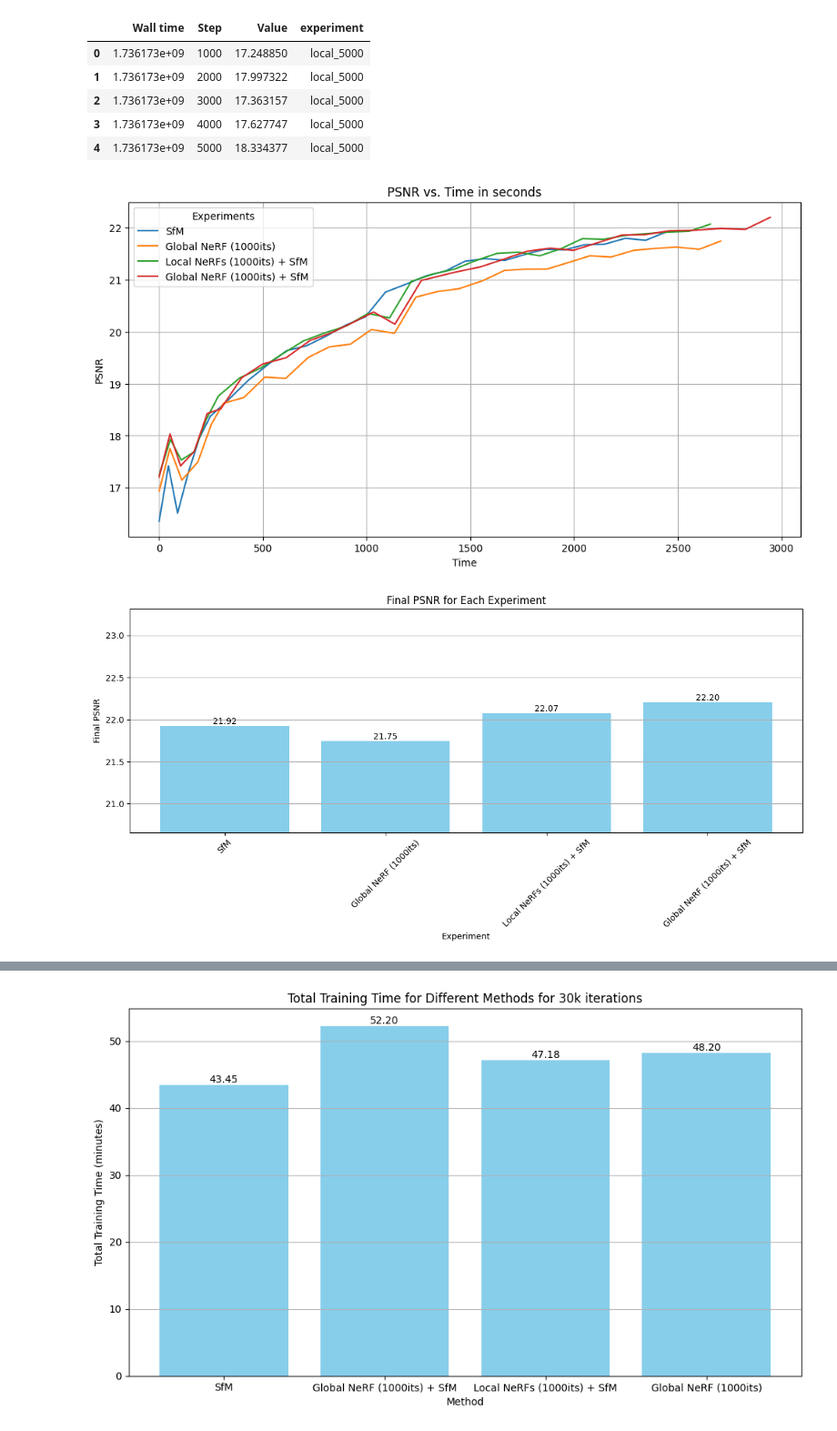
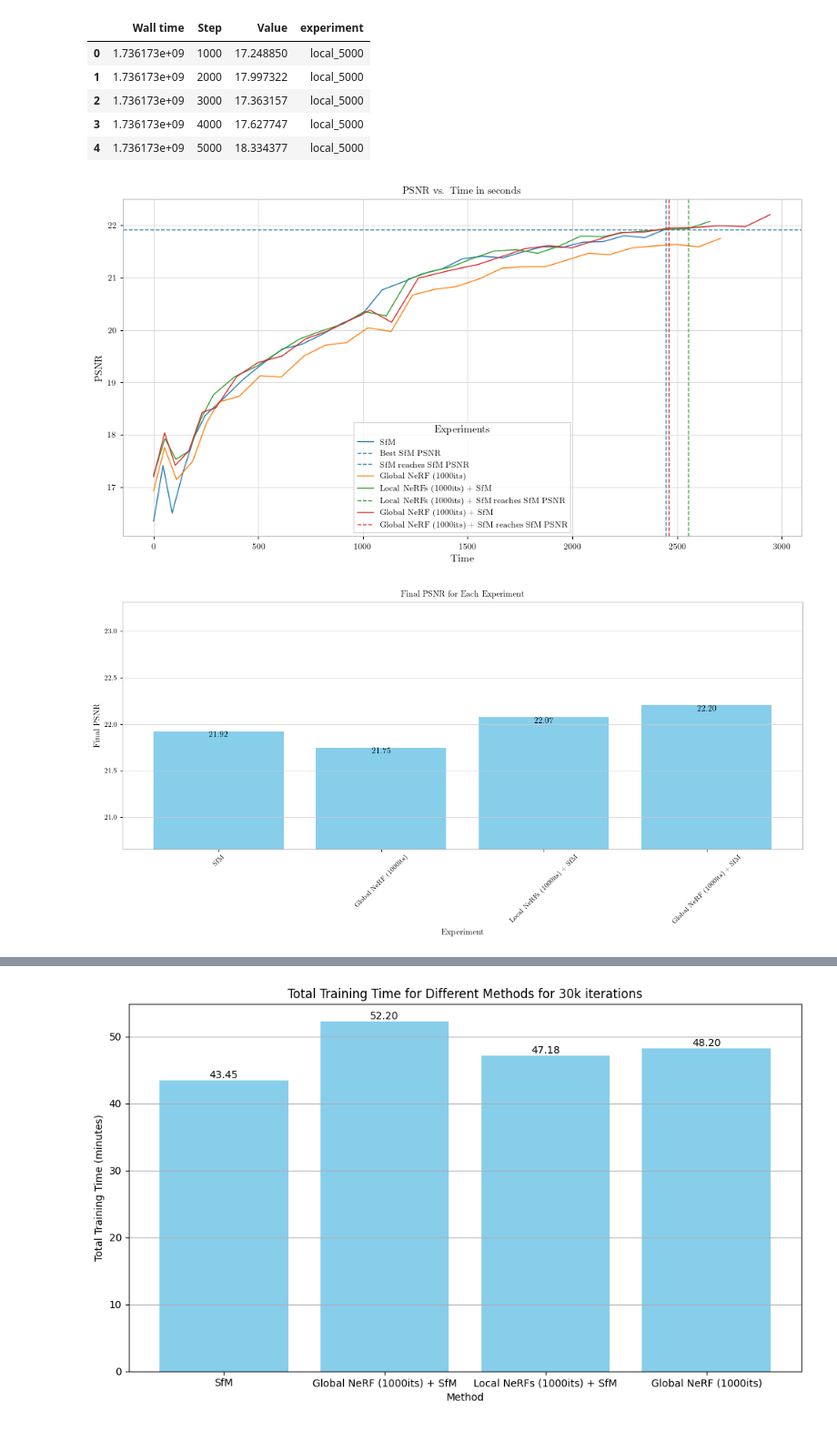
Before and after one commit to RadoslavMYankov/ADL4CV, a Jupyter notebook: utils/tensorboard_parsing.ipynb, the cells around one changed output, grey strips where cells are left out. Shown at 91% size. Cells and saved outputs as stored; diff of their text form; code cells hidden in the pictures.

Commit message:
Add lines where the experiments reach the baseline PSNR for the first time

```diff
--- a/utils/tensorboard_parsing.ipynb
+++ b/utils/tensorboard_parsing.ipynb
@@ -35,7 +35,7 @@ Processing: ../tensorboard_results/local_3000.csv
 | 3 | 1.736173e+09 | 4000 | 17.627747 | local_5000 |
 | 4 | 1.736173e+09 | 5000 | 18.334377 | local_5000 |
 # %%
-def plot_psnr(psnr, experiments, by="step"):
+def plot_psnr(psnr, experiments, by="step", baseline_experiment="SfM"):
     """
     Plot the PSNR values for each experiment and a barplot for final PSNR values,
     with a scaled y-axis in the barplot. Experiment display names are provided via a dictionary.
@@ -65,11 +65,23 @@ def plot_psnr(psnr, experiments, by="step"):
     # Line plot for PSNR over by
     x = "Step" if by == "step" else "Time"
     plt.figure(figsize=(12, 6))
+    if baseline_experiment is not None and baseline_experiment.lower() in [exp.lower() for exp in experiments.values()]:
+        best_baseline_psnr = filtered_psnr[filtered_psnr['experiment'].str.lower() == baseline_experiment.lower()]['Value'].max()
     for experiment, group in filtered_psnr.groupby('experiment_display', observed=True):
         # Convert Time to Time in seconds since the start of the experiment
         if by == "time":
             group[x] = (group[x] - group[x].min())
-        plt.plot(group[x], group['Value'], label=experiment)
+        experiment_plot = plt.plot(group[x], group['Value'], label=experiment)
+        if baseline_experiment is not None and experiment.lower() == baseline_experiment.lower():
+            plt.axhline(y=best_baseline_psnr, color=experiment_plot[0].get_color(), linestyle='--', label=f"Best {baseline_experiment} PSNR")
+        # Add vertical lines where each experiment reaches the baseline PSNR for the first time
+        if baseline_experiment is not None:
+            baseline_psnr = group[group['Value'] >= best_baseline_psnr]
+            if not baseline_psnr.empty:
+                first_x = baseline_psnr[x].iloc[0]
+                plt.axvline(x=first_x, color=experiment_plot[0].get_color(), linestyle='--', label=f"{experiment} reaches {baseline_experiment} PSNR")
+                # plt.text(first_x, best_baseline_psnr, f"{first_x:.2f}", color=experiment_plot[0].get_color(), ha='right', va='bottom')
+
     plt.xlabel("Step" if by == "step" else "Time")
     plt.ylabel("PSNR")
     plt.title(f"PSNR vs. {'Step' if by == 'step' else 'Time in seconds'}")
@@ -100,15 +112,16 @@ def plot_psnr(psnr, experiments, by="step"):
     # Add value annotations to bars
     for bar, value in zip(bars, final_psnr['Value']):
         plt.text(bar.get_x() + bar.get_width() / 2, bar.get_height(),
-                 f"{value:.2f}", ha='center', va='bottom', fontsize=10)
+                 f"{value:.2f}", ha='center', va='top', fontsize=10)
 
     plt.tight_layout()
     plt.show()
 # %%
-plot_psnr(psnr, {"sfm": "SfM", "global_1000": "Global NeRF (1000its)", "local_1000": "Local NeRFs (1000its) + SfM", "global_sfm_1000": "Global NeRF (1000its) + SfM"}, by="time")
-plot_psnr(psnr, {"sfm": "SfM", "global_5000": "Global NeRF (5000its)", "local_5000": "Local NeRFs (5000its) + SfM", "global_sfm_5000": "Global NeRF (5000its) + SfM"})
+with plt.rc_context(fname="style.rc"):
+    plot_psnr(psnr, {"sfm": "SfM", "global_1000": "Global NeRF (1000its)", "local_1000": "Local NeRFs (1000its) + SfM", "global_sfm_1000": "Global NeRF (1000its) + SfM"}, by="time")
+    plot_psnr(psnr, {"sfm": "SfM", "global_5000": "Global NeRF (5000its)", "local_5000": "Local NeRFs (5000its) + SfM", "global_sfm_5000": "Global NeRF (5000its) + SfM"})
 #plot_psnr(psnr, {"sfm": "SfM", "local_500": "Local NeRFs (500its) + SfM", "local_1000": "Local NeRFs (1000its) + SfM", "local_3000": "Local NeRFs (3000its) + SfM", "local_5000": "Local NeRFs (5000its) + SfM", })
 #plot_psnr(psnr, {"sfm": "SfM", "global_sfm_1000": "Global NeRF (1000its) + SfM", "global_sfm_5000": "Global NeRF (5000its) + SfM", "global_sfm_20000": "Global NeRF (20000its) + SfM"})
 # %% [output]
-[figure, old version]
+[figure, new version]
-[figure, old version]
+[figure, new version]
```
Also changed, not shown: parts of 1 cell of this notebook.
